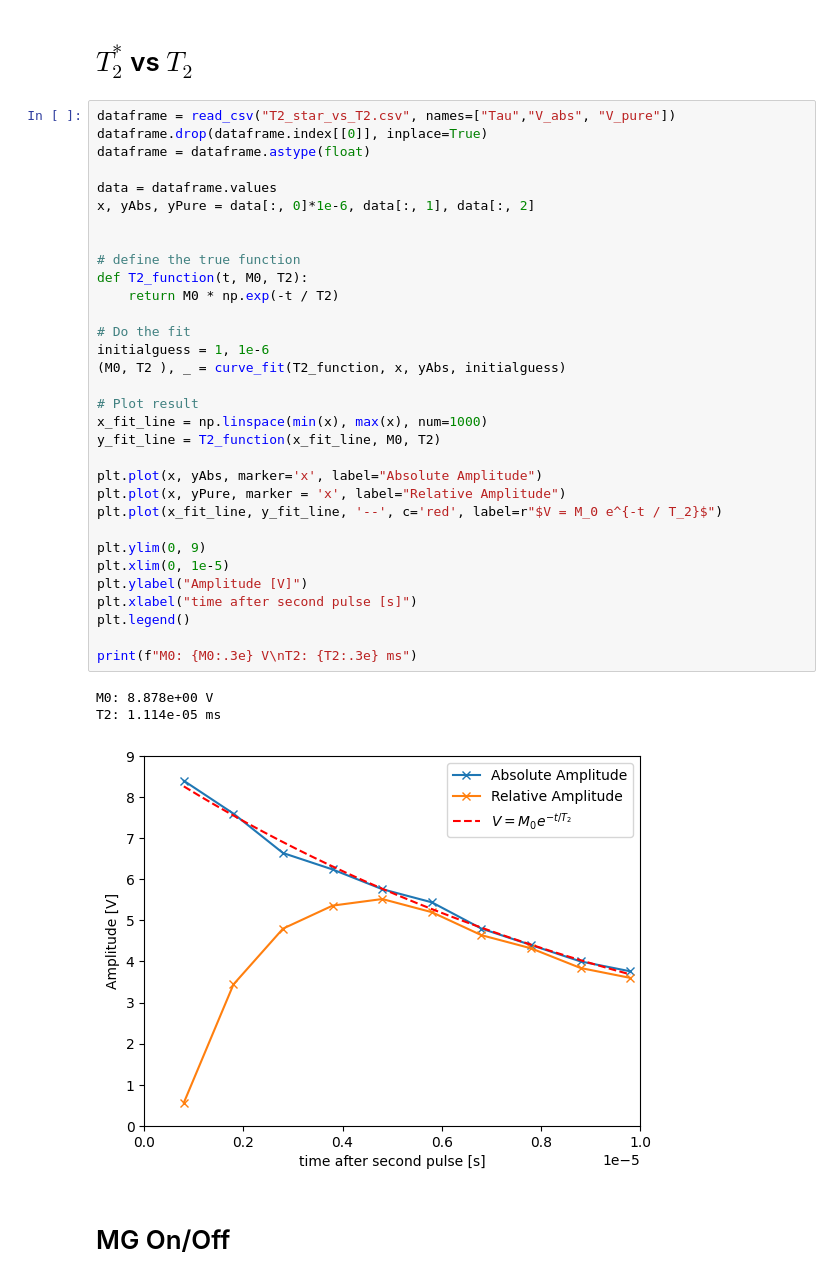
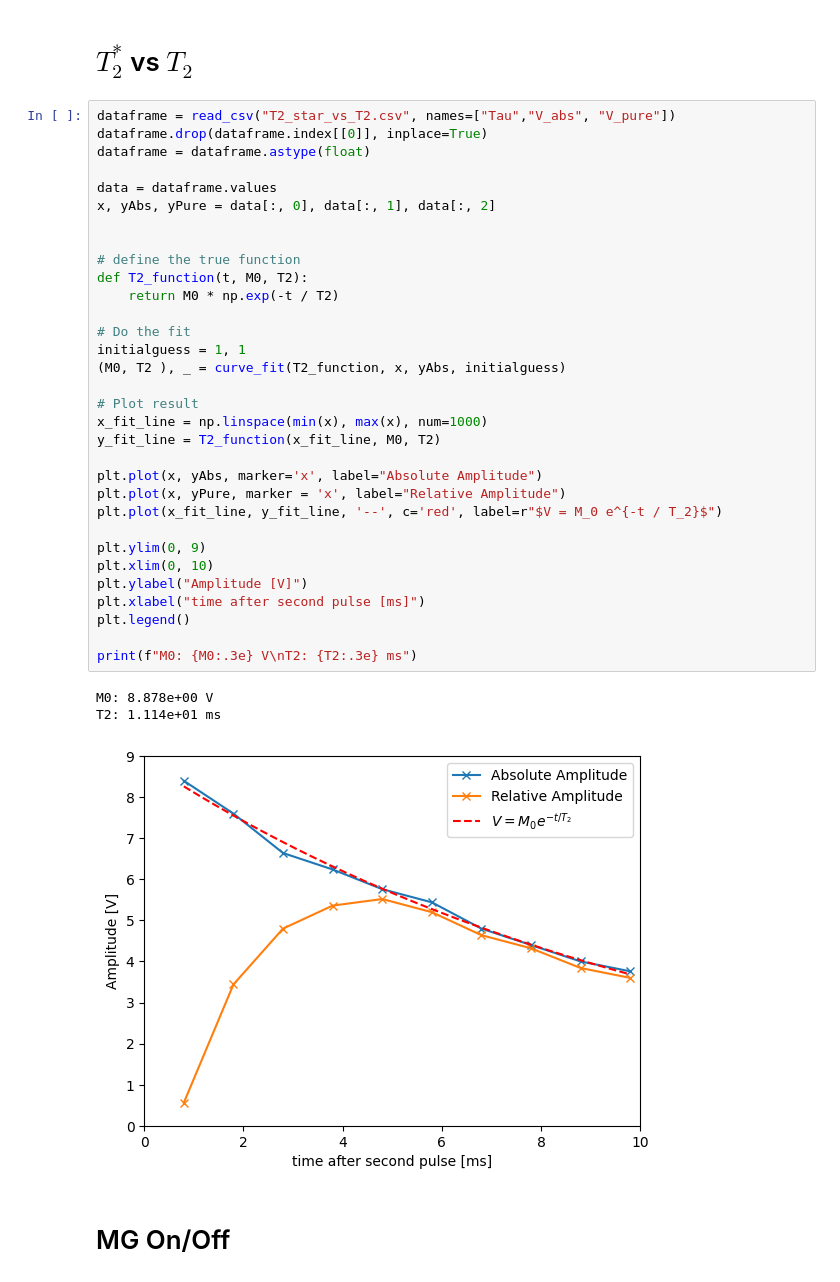
Before and after one commit to benjaminorthner/quantumlab, a Jupyter notebook: nmr/nmr.ipynb, the cells around one changed output. Saved outputs shown, nothing was run; the diff lists cells and outputs as text.

```diff
--- a/nmr/nmr.ipynb
+++ b/nmr/nmr.ipynb
@@ -65,39 +65,39 @@ Text(0.5, 0, 'Time after initial pulse $\\tau$ [s]')
 # %%
 dataframe = read_csv("T2_star_vs_T2.csv", names=["Tau","V_abs", "V_pure"])
 dataframe.drop(dataframe.index[[0]], inplace=True)
 dataframe = dataframe.astype(float)
 
 data = dataframe.values
-x, yAbs, yPure = data[:, 0]*1e-6, data[:, 1], data[:, 2]
+x, yAbs, yPure = data[:, 0], data[:, 1], data[:, 2]
 
 
 # define the true function
 def T2_function(t, M0, T2):
 	return M0 * np.exp(-t / T2)
 
 # Do the fit
-initialguess = 1, 1e-6
+initialguess = 1, 1
 (M0, T2 ), _ = curve_fit(T2_function, x, yAbs, initialguess)
 
 # Plot result
 x_fit_line = np.linspace(min(x), max(x), num=1000)
 y_fit_line = T2_function(x_fit_line, M0, T2)
 
 plt.plot(x, yAbs, marker='x', label="Absolute Amplitude")
 plt.plot(x, yPure, marker = 'x', label="Relative Amplitude")
 plt.plot(x_fit_line, y_fit_line, '--', c='red', label=r"$V = M_0 e^{-t / T_2}$")
 
 plt.ylim(0, 9)
-plt.xlim(0, 1e-5)
+plt.xlim(0, 10)
 plt.ylabel("Amplitude [V]")
-plt.xlabel("time after second pulse [s]")
+plt.xlabel("time after second pulse [ms]")
 plt.legend()
 
 print(f"M0: {M0:.3e} V\nT2: {T2:.3e} ms")
 # %% [output]
 M0: 8.878e+00 V
-T2: 1.114e-05 ms
+T2: 1.114e+01 ms
-[figure, old version]
+[figure, new version]
 # %% [markdown]
 # MG On/Off
 # %%
```
Also changed, not shown: parts of 1 cell of this notebook.
